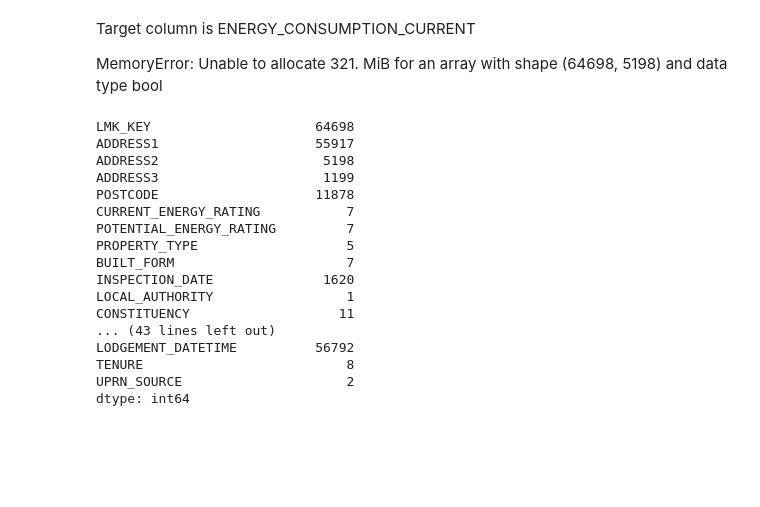
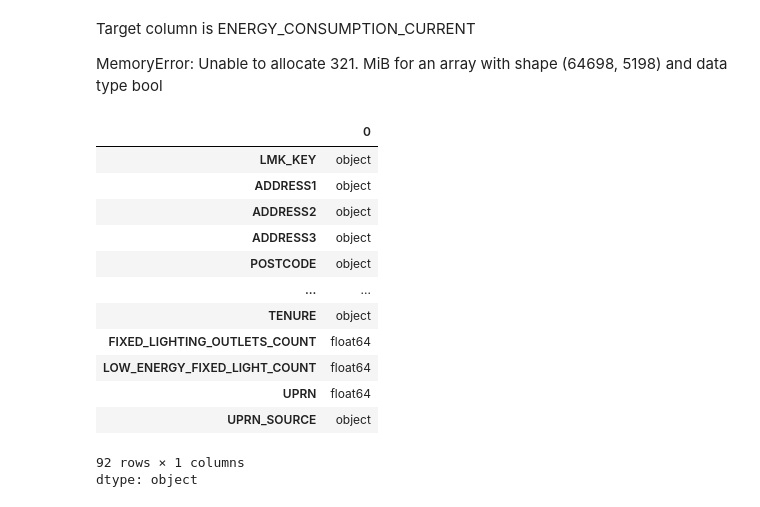
Before and after one commit to Enkhamgalan1230/Energy_Consumption, a Jupyter notebook: Entwan.ipynb, the cells around one changed output. Drawn from its saved outputs; the diff is of its cells as text; code cells hidden in the pictures; blank space fills up the shorter version.

```diff
--- a/Entwan.ipynb
+++ b/Entwan.ipynb
@@ -35,23 +30,3 @@ data.shape
 Target column is ENERGY_CONSUMPTION_CURRENT
 
 MemoryError: Unable to allocate 321. MiB for an array with shape (64698, 5198) and data type bool
-# %%
-print(data.select_dtypes(include=['object', 'category']).nunique())
-# %% [output]
-LMK_KEY                     64698
-ADDRESS1                    55917
-ADDRESS2                     5198
-ADDRESS3                     1199
-POSTCODE                    11878
-CURRENT_ENERGY_RATING           7
-POTENTIAL_ENERGY_RATING         7
-PROPERTY_TYPE                   5
-BUILT_FORM                      7
-INSPECTION_DATE              1620
-LOCAL_AUTHORITY                 1
-CONSTITUENCY                   11
-... (43 lines left out)
-LODGEMENT_DATETIME          56792
-TENURE                          8
-UPRN_SOURCE                     2
-dtype: int64
@@ -60,0 +33,17 @@ data = data.drop(columns=high_cardinality_columns)
+# %%
+data.dtypes
+# %% [output]
+|  | 0 |
+| LMK_KEY | object |
+| ADDRESS1 | object |
+| ADDRESS2 | object |
+| ADDRESS3 | object |
+| POSTCODE | object |
+| ... | ... |
+| TENURE | object |
+| FIXED_LIGHTING_OUTLETS_COUNT | float64 |
+| LOW_ENERGY_FIXED_LIGHT_COUNT | float64 |
+| UPRN | float64 |
+| UPRN_SOURCE | object |
+92 rows × 1 columns
+dtype: object
```
Also changed, not shown: parts of 40 cells of this notebook.
